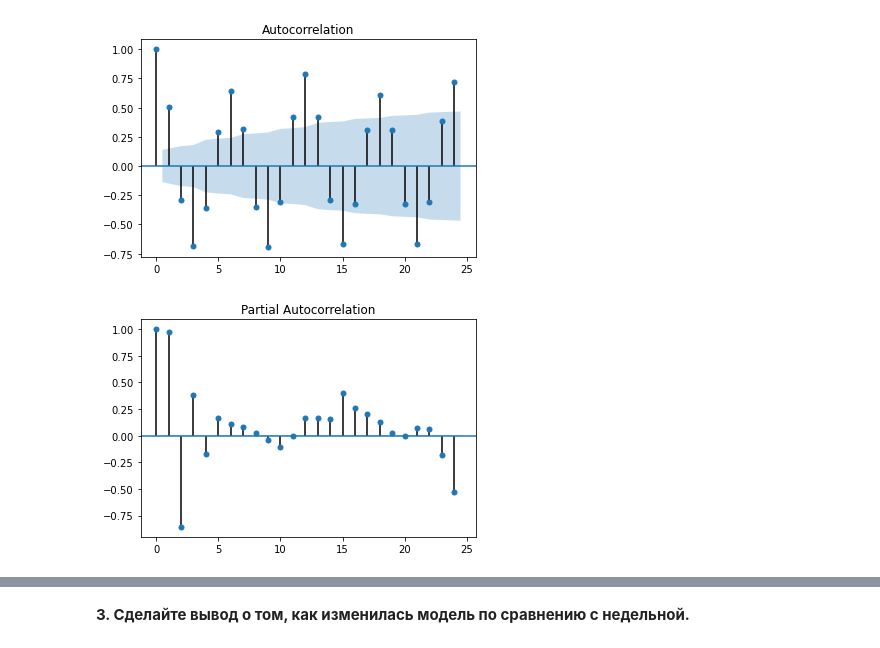
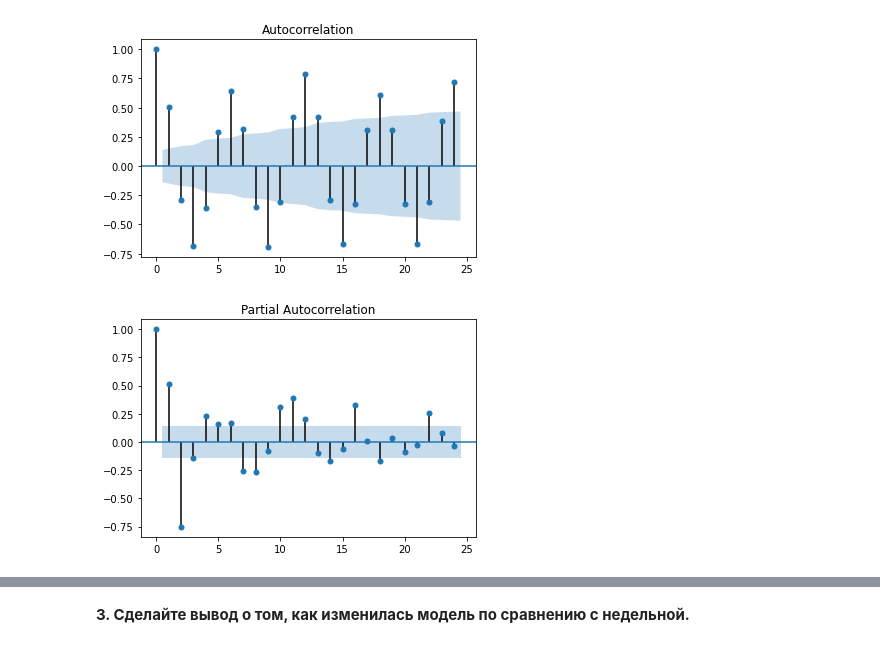
Before and after one commit to dimireme/gb_ml_at_bisines, a Jupyter notebook: lesson_3.ipynb, the cells around one changed output, grey strips where cells are left out. Drawn from its saved outputs; the diff is of its cells as text; code cells hidden in the pictures.

```diff
--- a/lesson_3.ipynb
+++ b/lesson_3.ipynb
@@ -29,9 +33,9 @@ data.head()
 | 2002-01-01 | 04:00:00 | 27899.0 | 2002 | 1 | 1 | 1 | 1 | 1 | 1 | 4 | ... |
 | 2002-01-01 | 05:00:00 | 28057.0 | 2002 | 1 | 1 | 1 | 1 | 1 | 1 | 5 | ... |
 # %%
-data_m = data.resample('M').mean()
+data_month = data.resample('M').mean()
 
-data_m.head()
+data_month.head()
 # %% [output]
 |  | PJME_MW | year | month | dayofmonth | quarter | dayofyear | weekofyear | dayofweek | hour | is_holiday | ... |
 | Date |  |  |  |  |  |  |  |  |  |  | ... |
@@ -55,7 +59,7 @@ plt.show()
 # %% [output]
 [figure]
 # %%
-sm.graphics.tsa.plot_pacf(data['PJME_MW'], lags=12*2)
+sm.graphics.tsa.plot_pacf(data_month['PJME_MW'], lags=12*2)
 plt.show()
 # %% [output]
-[figure, old version]
+[figure, new version]
```
Also changed, not shown: parts of 55 cells of this notebook.
